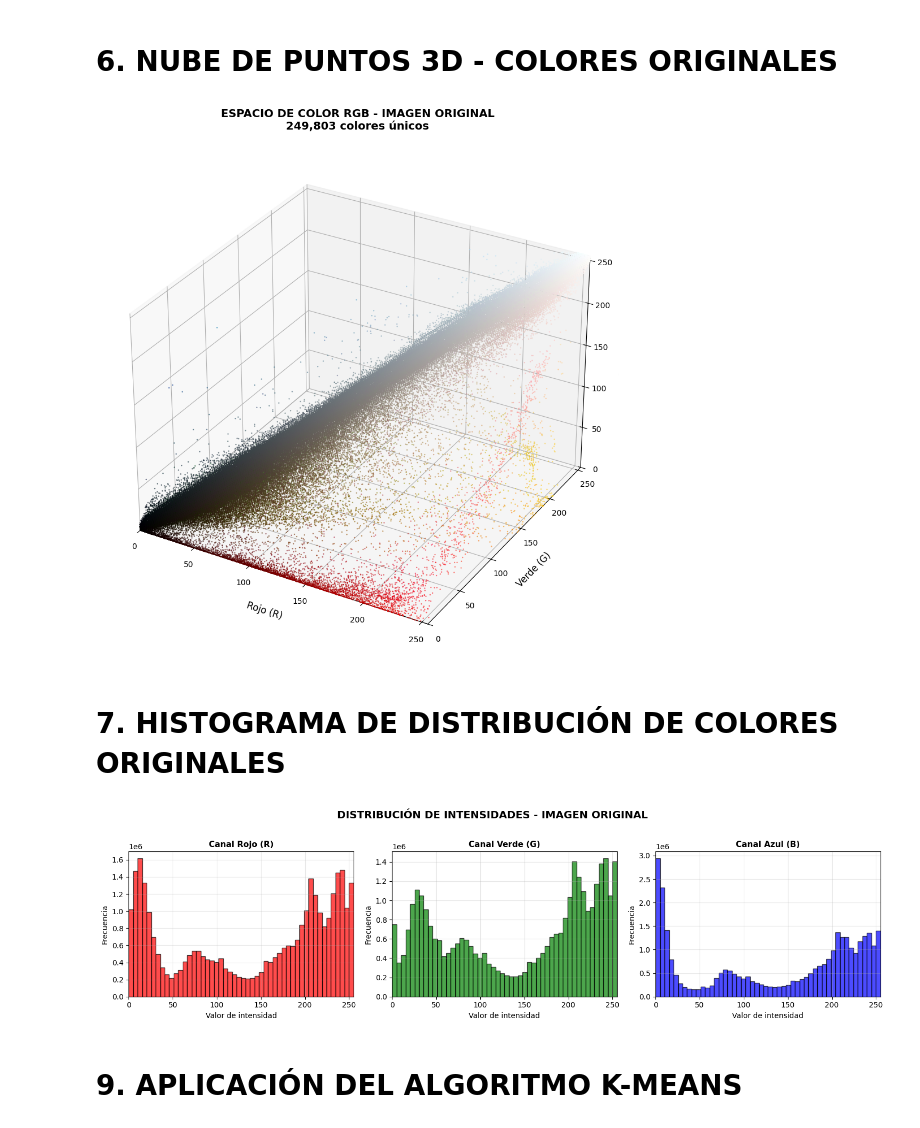
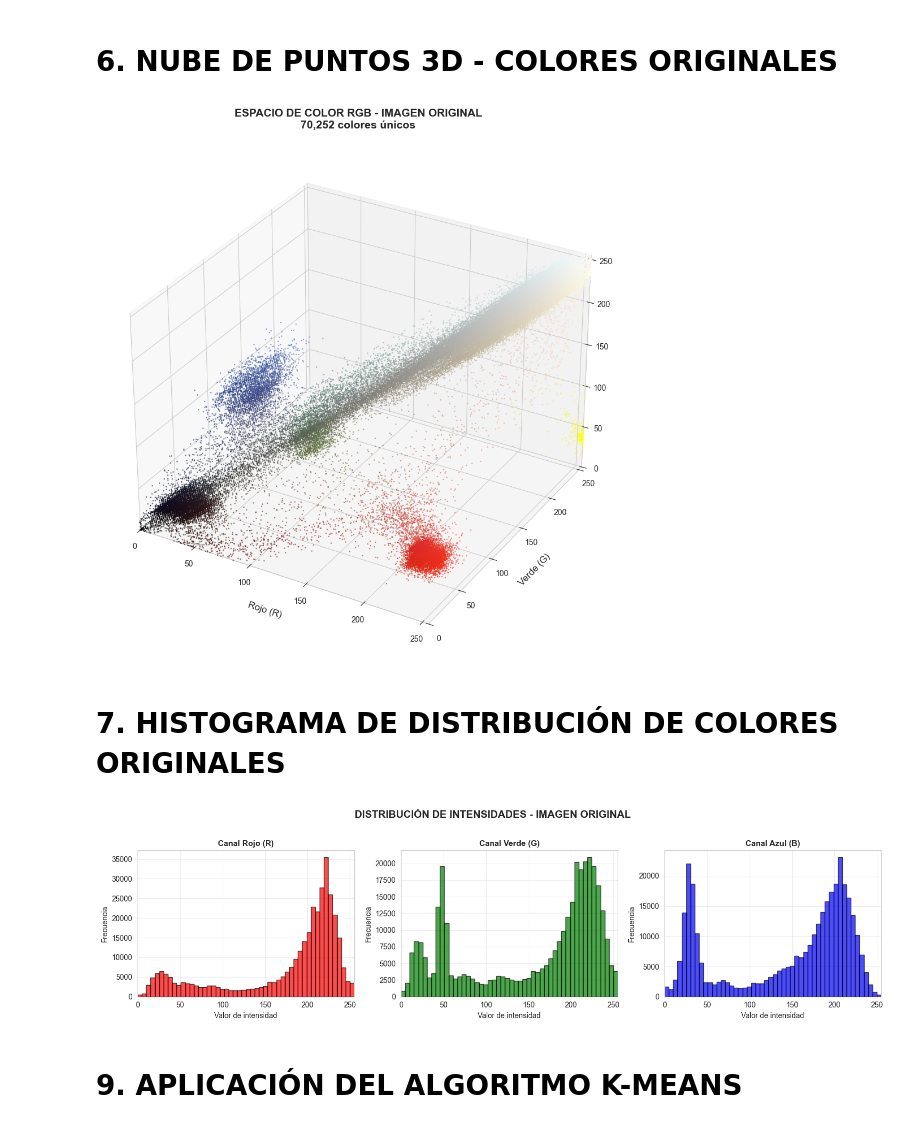
Before and after one commit to rperecam/kmeans-img, a Jupyter notebook: compress-img-kmeans.ipynb, the cells around one changed output. Cells and saved outputs as stored; diff of their text form; code cells hidden in the pictures.

```diff
--- a/compress-img-kmeans.ipynb
+++ b/compress-img-kmeans.ipynb
@@ -25,7 +21,7 @@ print("✓ Librerías importadas correctamente")
 # 2. CARGA DE LA IMAGEN
 # %%
 # Ruta de la imagen (modifica esta ruta con tu imagen)
-image_path = 'img-porsche.jpg'  # Cambia esto por tu imagen
+image_path = 'data/img-miro.png'  # Cambia esto por tu imagen
 
 # Cargar imagen
 original_image = Image.open(image_path)
@@ -90,7 +86,7 @@ plt.show()
 # 6. NUBE DE PUNTOS 3D - COLORES ORIGINALES
 # %%
 # Muestrear píxeles para visualización (para evitar sobrecarga)
-sample_size = 1000000
+sample_size = 100000
 if len(original_pixels) > sample_size:
     indices = np.random.choice(len(original_pixels), sample_size, replace=False)
     sampled_pixels_original = original_pixels[indices]
@@ -100,34 +96,34 @@ else:
 # Crear visualización 3D
 fig = plt.figure(figsize=(14, 10))
 ax = fig.add_subplot(111, projection='3d')
 
 # Normalizar colores para matplotlib (0-1)
 colors_normalized = sampled_pixels_original / 255.0
 
 # Plotear puntos
 scatter = ax.scatter(
     sampled_pixels_original[:, 0],  # Canal Rojo
     sampled_pixels_original[:, 1],  # Canal Verde
     sampled_pixels_original[:, 2],  # Canal Azul
     c=colors_normalized,
     s=3,
     alpha=0.6,
     edgecolors='none'
 )
 
 ax.set_xlabel('Rojo (R)', fontsize=12, labelpad=10)
 ax.set_ylabel('Verde (G)', fontsize=12, labelpad=10)
 ax.set_zlabel('Azul (B)', fontsize=12, labelpad=10)
 ax.set_title(f'ESPACIO DE COLOR RGB - IMAGEN ORIGINAL\n{n_unique_original:,} colores únicos',
              fontsize=14, fontweight='bold', pad=20)
 ax.set_xlim(0, 255)
 ax.set_ylim(0, 255)
 ax.set_zlim(0, 255)
 
 plt.tight_layout()
 plt.show()
 # %% [output]
-[figure, old version]
+[figure, new version]
 # %% [markdown]
 # 7. HISTOGRAMA DE DISTRIBUCIÓN DE COLORES ORIGINALES
 # %%
@@ -149,7 +145,7 @@ plt.suptitle('DISTRIBUCIÓN DE INTENSIDADES - IMAGEN ORIGINAL',
 plt.tight_layout()
 plt.show()
 # %% [output]
-[figure, old version]
+[figure, new version]
 # %% [markdown]
 # 9. APLICACIÓN DEL ALGORITMO K-MEANS
 # %%
```
Also changed, not shown: parts of 11 cells of this notebook, 3 other files.
